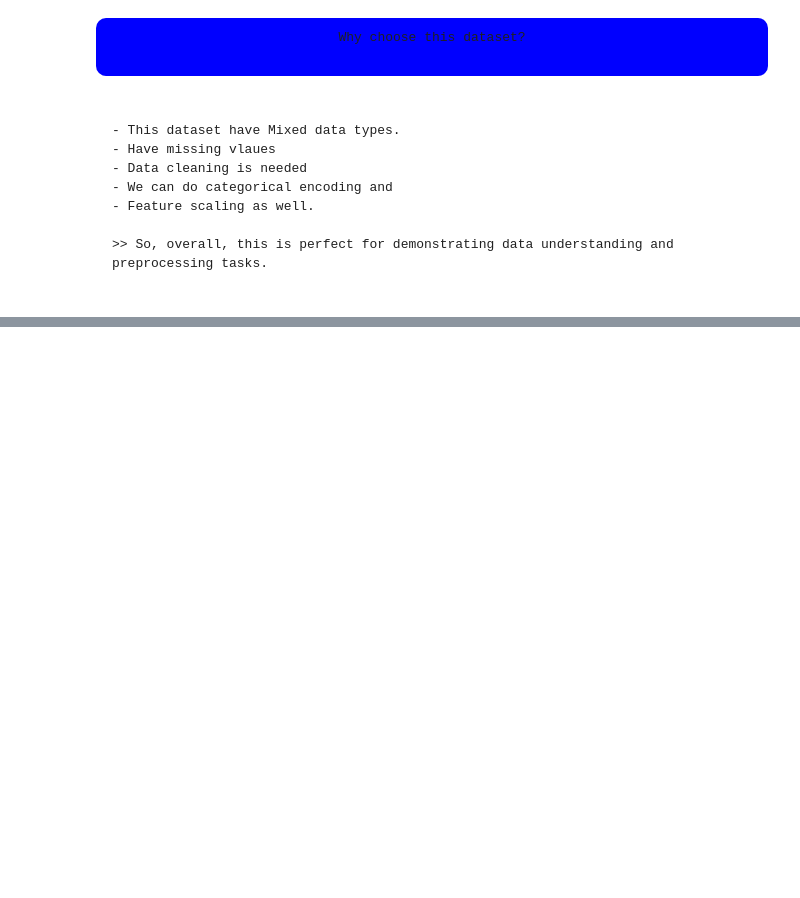
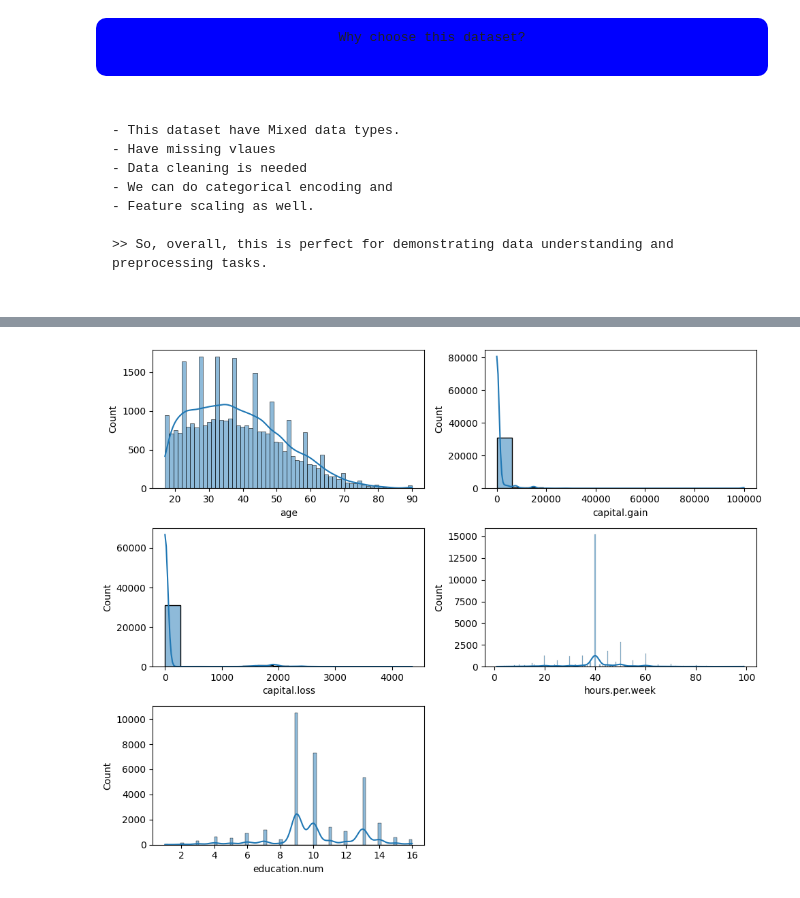
Before and after one commit to ashiq-km/pk_tasks, a Jupyter notebook: Task_1/notebooks/data_handling_skills.ipynb, the cells around one changed output, grey strips where cells are left out. Saved outputs shown, nothing was run; the diff lists cells and outputs as text; code cells hidden in the pictures; blank space fills up the shorter version.

```diff
--- a/Task_1/notebooks/data_handling_skills.ipynb
+++ b/Task_1/notebooks/data_handling_skills.ipynb
@@ -73,0 +406,3 @@ Why choose this dataset?
+# %%
+df['workclass'] = df['workclass'].replace("?", "unknown")
+df['occupation'] = df['occupation'].replace("?", "unknown")
@@ -73,0 +469,2 @@ Why choose this dataset?
+# %%
+df['sex'] = df['sex'].map({'Male': 1, 'Female': 0})
@@ -73,0 +483,2 @@ Why choose this dataset?
+# %%
+df['income'] = df['income'].map({'<=50K': 0, '>50K': 1})
@@ -73,0 +492,16 @@ Why choose this dataset?
+# %%
+# --- we will also see for scaling numerical columns, which type of scale to use from its distribution ---
+
+dum_cat = ['age', 'capital.gain', 'capital.loss', 'hours.per.week', 'education.num']
+
+fig, ax = plt.subplots(3, 2, figsize = (10, 8))
+ax = ax.flatten()
+for i, j in  enumerate(dum_cat):
+    sns.histplot(df[j], kde = True, ax = ax[i])
+
+for k in range(len(dum_cat), len(ax)):
+    fig.delaxes(ax[k])
+plt.tight_layout()
+plt.show()
+# %% [output]
+[figure, added]
```
Also changed, not shown: parts of 55 cells of this notebook.
